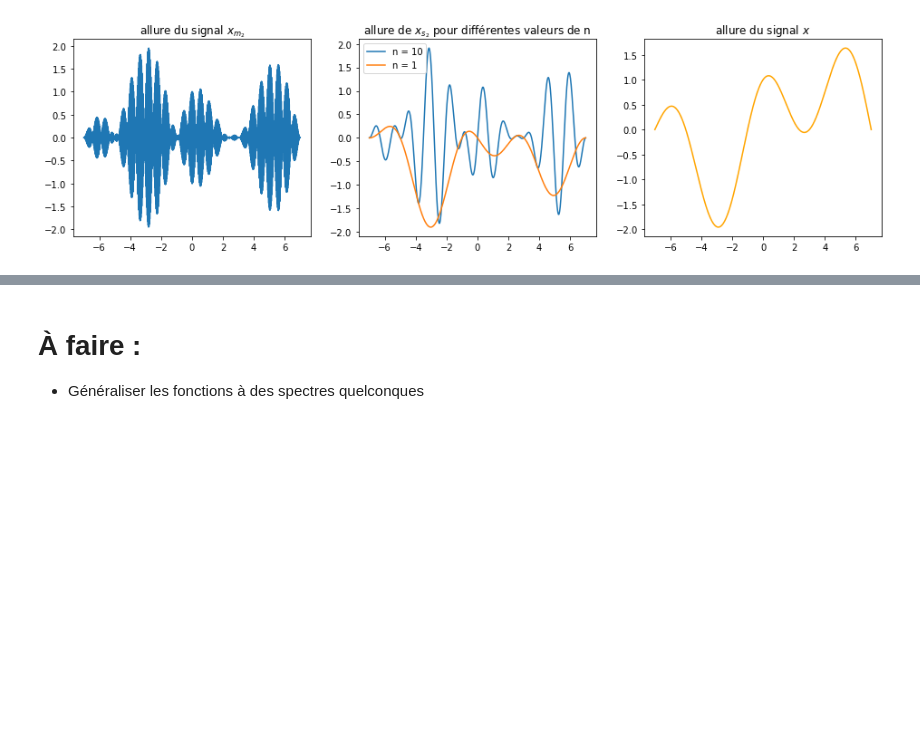
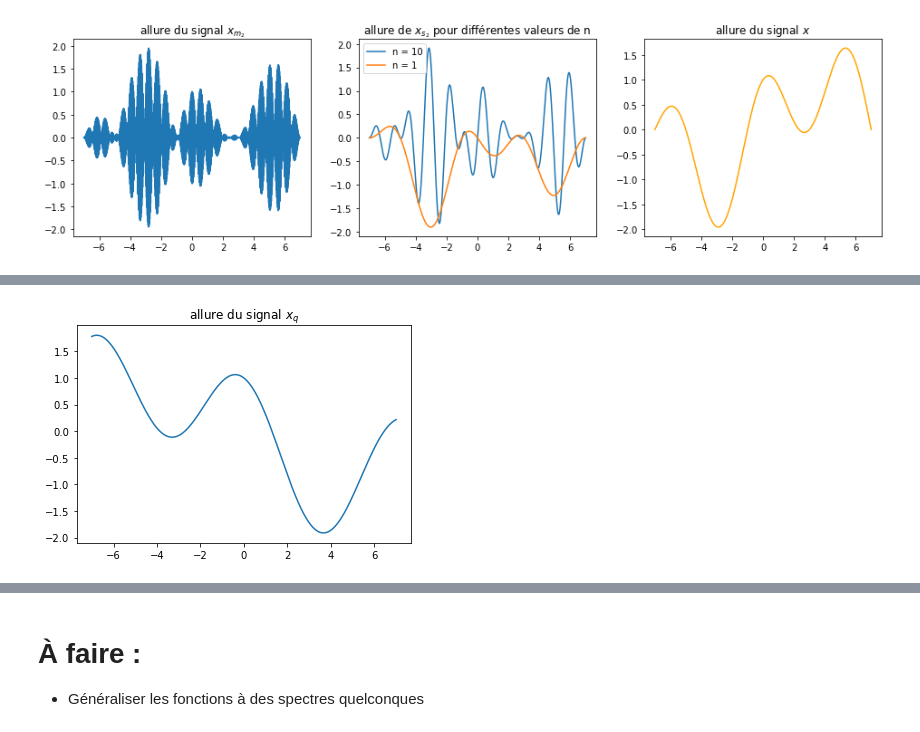
Before and after one commit to alexandrefreyther/Projet-Traitement_du_signal, a Jupyter notebook: Mini-projet.ipynb, the cells around one changed output, grey strips where cells are left out. Saved outputs shown, nothing was run; the diff lists cells and outputs as text; code cells hidden in the pictures; blank space fills up the shorter version.

```diff
--- a/Mini-projet.ipynb
+++ b/Mini-projet.ipynb
@@ -346,0 +364,17 @@ plt.show()
+# %%
+# xi <-- x
+
+def xi(t):
+    return x(t)
+
+
+
+def xq_inf(t):
+    return np.cos(2*np.pi*t/b)-np.sin(5*np.pi*t/(b*7))
+
+def xq(t):
+    return xq_inf(t)*ind(t,a,b)
+
+afficher_signal(xq, "allure du signal $x_q$", N, a, b)
+# %% [output]
+[figure, added]
```
Also changed, not shown: parts of 30 cells of this notebook.
